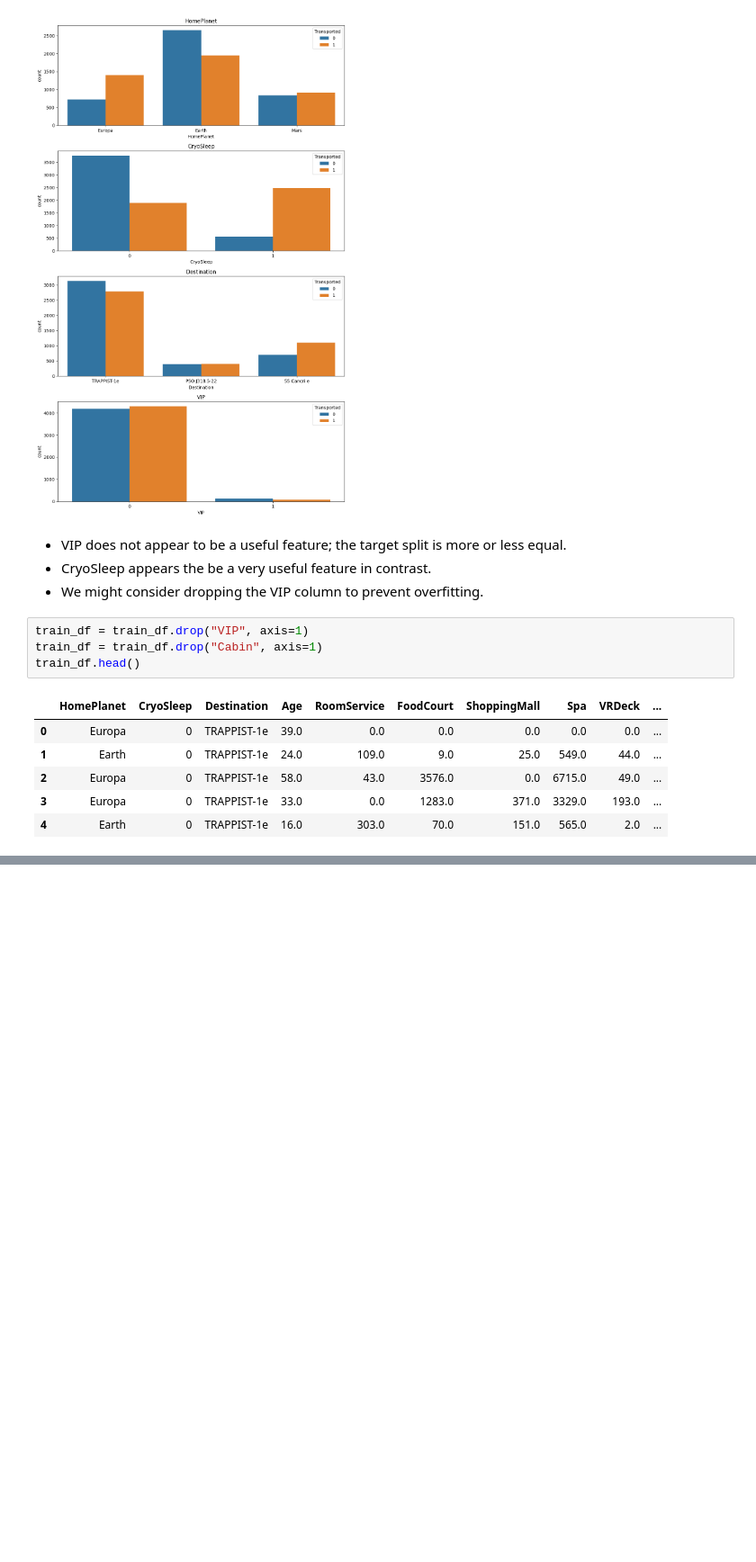
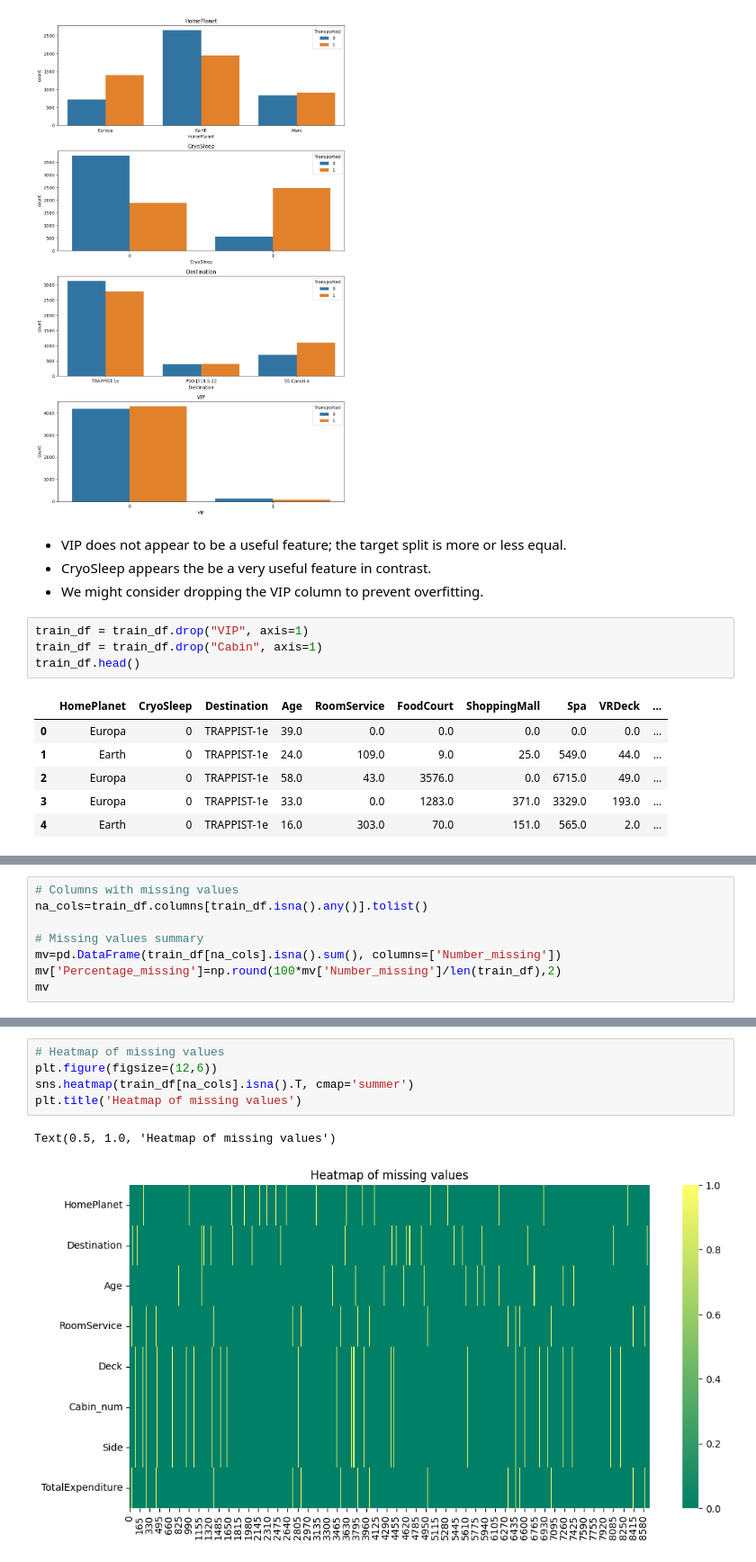
Before and after one commit to JavierMatasPose/Spaceship-Kaggle, a Jupyter notebook: main.ipynb, the cells around one changed output, grey strips where cells are left out. Shown at 90% size. Saved outputs shown, nothing was run; the diff lists cells and outputs as text; blank space fills up the shorter version.

```diff
--- a/main.ipynb
+++ b/main.ipynb
@@ -283,0 +314,8 @@ train_df.head()
+# %%
+# Columns with missing values
+na_cols=train_df.columns[train_df.isna().any()].tolist()
+
+# Missing values summary
+mv=pd.DataFrame(train_df[na_cols].isna().sum(), columns=['Number_missing'])
+mv['Percentage_missing']=np.round(100*mv['Number_missing']/len(train_df),2)
+mv
@@ -283,0 +332,8 @@ train_df.head()
+# %%
+# Heatmap of missing values
+plt.figure(figsize=(12,6))
+sns.heatmap(train_df[na_cols].isna().T, cmap='summer')
+plt.title('Heatmap of missing values')
+# %% [output]
+Text(0.5, 1.0, 'Heatmap of missing values')
+[figure, added]
```
Also changed, not shown: parts of 38 cells of this notebook, 1 other file.
